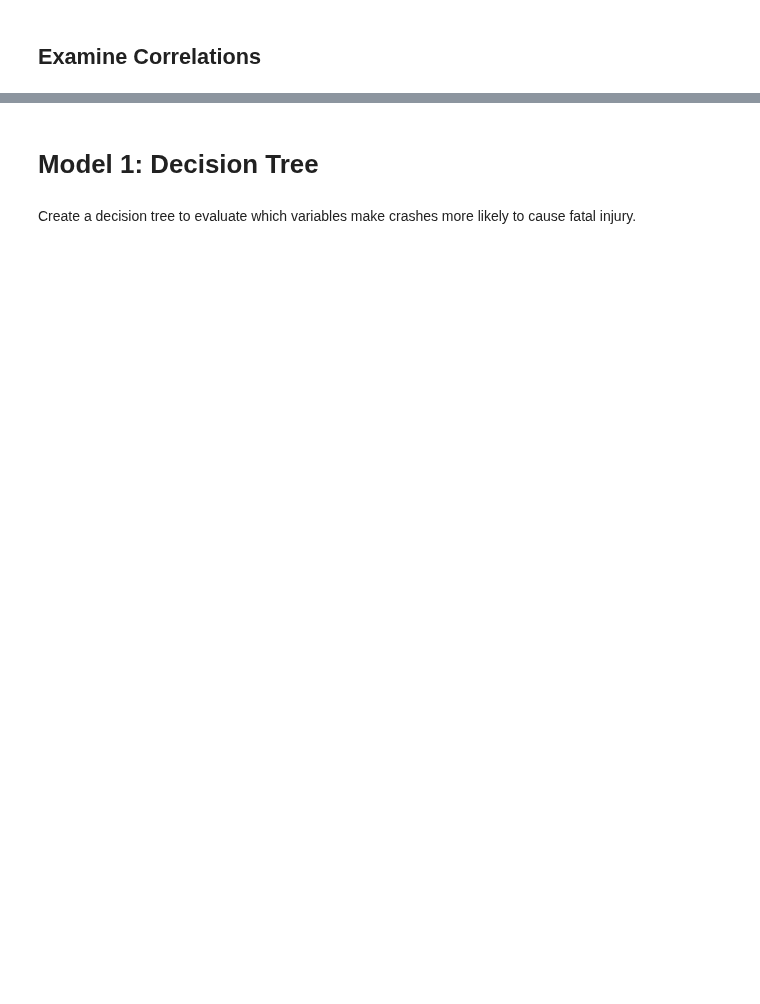
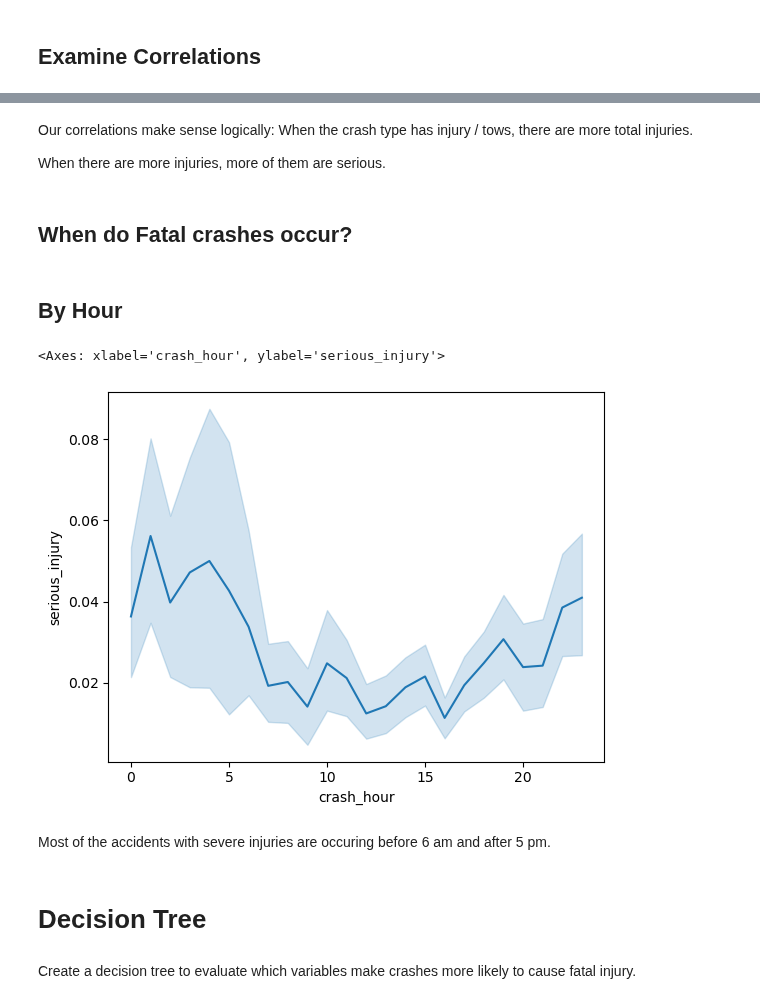
Before and after one commit to Jmanitou/Chicago_Car_Crash_Analysis, a Jupyter notebook: Chicago_Car_Crash.ipynb, the cells around one changed output, grey strips where cells are left out. Cells and saved outputs as stored; diff of their text form; code cells hidden in the pictures; blank space fills up the shorter version.

```diff
--- a/Chicago_Car_Crash.ipynb
+++ b/Chicago_Car_Crash.ipynb
@@ -56,6 +56,6 @@ First we sample 300,000 crash reports, then we merge the vehicle and people invo
 # %%
 #every person and vehicle should have a match for the record ID, vehicle ID, and crash date
 #This makes the dataframe larger as multiple people are involved in each accident
-#df_accidents = df_accidents.merge(df_people, how="inner", on=["CRASH_RECORD_ID", "VEHICLE_ID", "CRASH_DATE"])
+df_accidents = df_accidents.merge(df_people, how="inner", on=["CRASH_RECORD_ID", "VEHICLE_ID", "CRASH_DATE"])
 # %% [markdown]
 The dataframe gets larger when merging in the people, as there are sometimes more than one person involved in an accident.
@@ -258,5 +314,20 @@ heatmap.set_title('Correlation Heatmap', fontdict={'fontsize':12}, pad=12);
+# %% [markdown]
+Our correlations make sense logically: When the crash type has injury / tows, there are more total injuries.
+
+When there are more injuries, more of them are serious.
+# %% [markdown]
+## When do Fatal crashes occur?
+# %% [markdown]
+## By Hour
+# %%
+sns.lineplot(data=df_accidents, x="crash_hour", y="serious_injury")
+# %% [output]
+<Axes: xlabel='crash_hour', ylabel='serious_injury'>
+[figure, added]
+# %% [markdown]
+Most of the accidents with severe injuries are occuring before 6 am and after 5 pm.
 # %% [markdown]
-# Model 1: Decision Tree
+# Decision Tree
 # %% [markdown]
 Create a decision tree to evaluate which variables make crashes more likely to cause fatal injury.
 # %%
```
Also changed, not shown: parts of 61 cells of this notebook.
